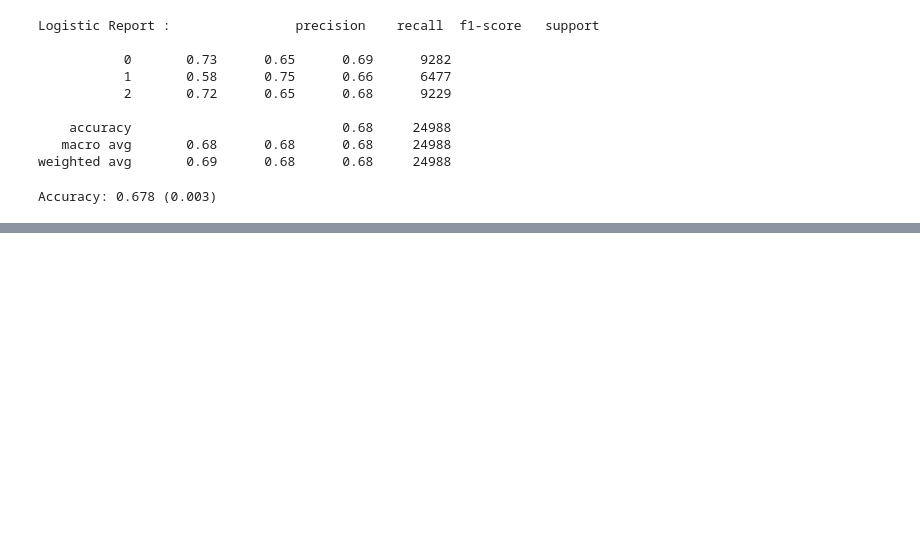
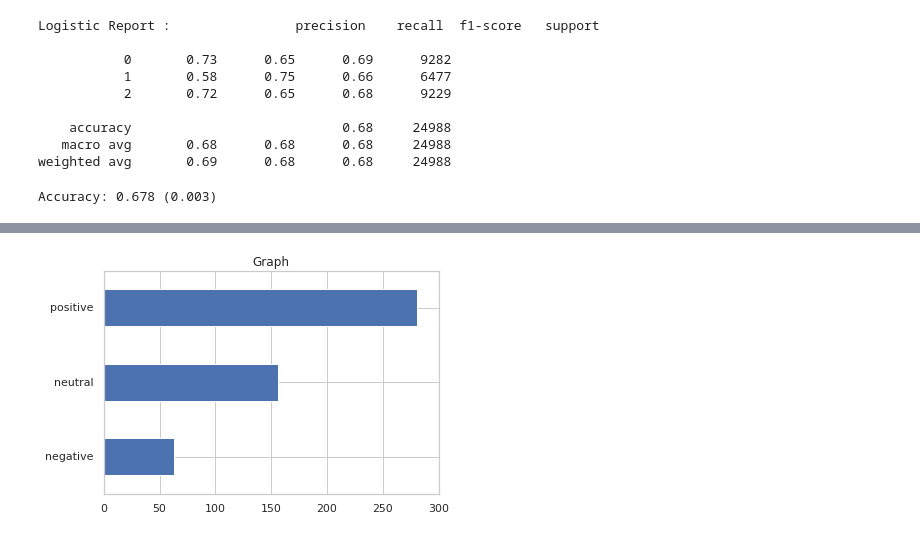
Before and after one commit to sauravrox/sentiment-analysis, a Jupyter notebook: logistic_regression.ipynb, the cells around one changed output, grey strips where cells are left out. Saved outputs shown, nothing was run; the diff lists cells and outputs as text; code cells hidden in the pictures; blank space fills up the shorter version.

```diff
--- a/logistic_regression.ipynb
+++ b/logistic_regression.ipynb
@@ -23,7 +23,10 @@ from nltk import word_tokenize
 from nltk.stem import WordNetLemmatizer
 !pip install emoji
 import emoji
+import seaborn as sns
 import matplotlib.pyplot as plt
+plt.style.use('classic')
+%matplotlib inline
 from sklearn.metrics import classification_report, accuracy_score, precision_score, recall_score, confusion_matrix, f1_score
 import pickle
 from imblearn.over_sampling import RandomOverSampler
@@ -216,2 +226,18 @@ print(df)
 
 [500 rows x 2 columns]
+# %%
+# use to set style of background of plot
+sns.set(style="whitegrid")
+
+# loading data-set
+lr_data = df
+keys=['Count','Percentage']
+df['Polarity'].value_counts().sort_values().plot(kind = 'barh')
+# sns.stripplot(x=df['Tweets'], y=df['Polarity'], data=iris,jitter=True)
+
+plt.title('Graph')
+
+# function to show plot
+plt.show()
+# %% [output]
+[figure, added]
```
Also changed, not shown: parts of 5 cells of this notebook.
